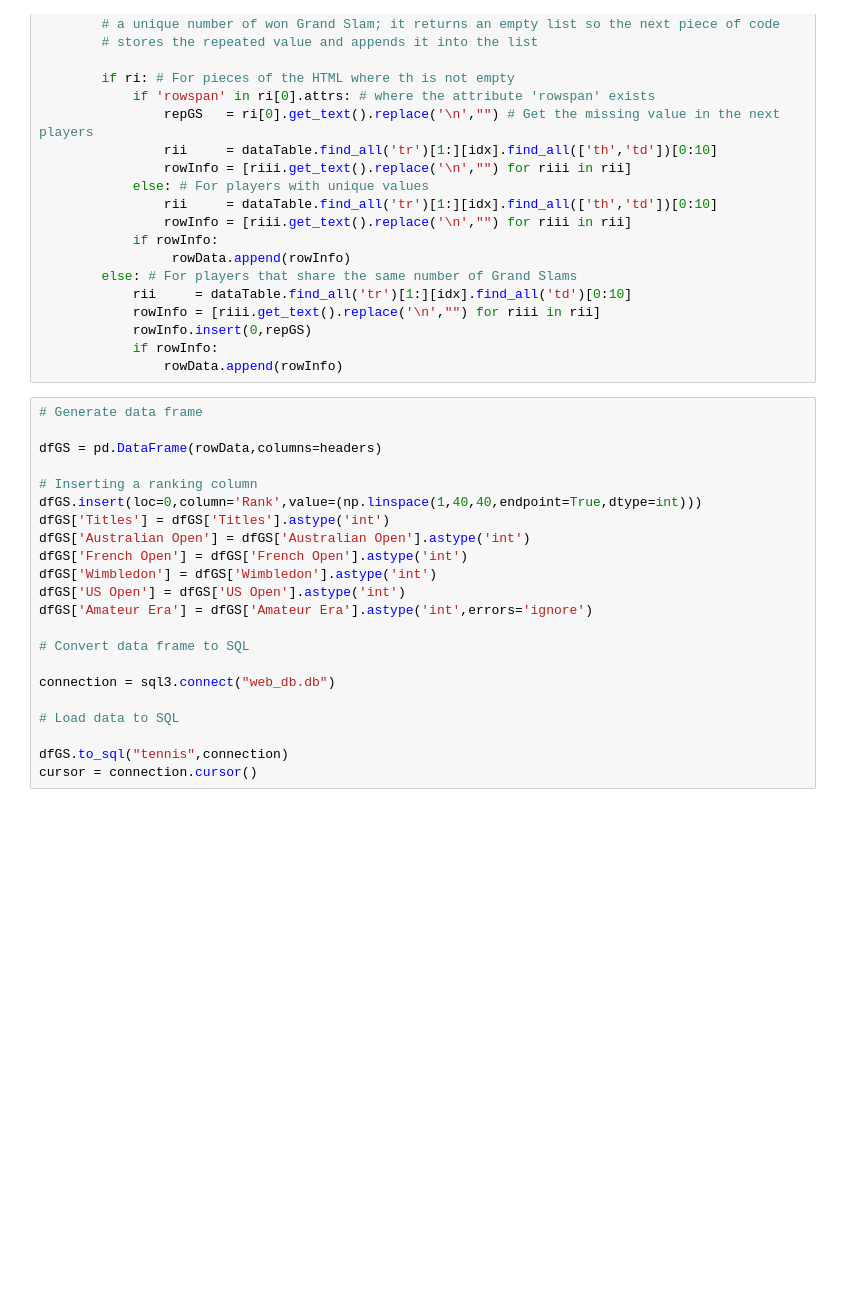
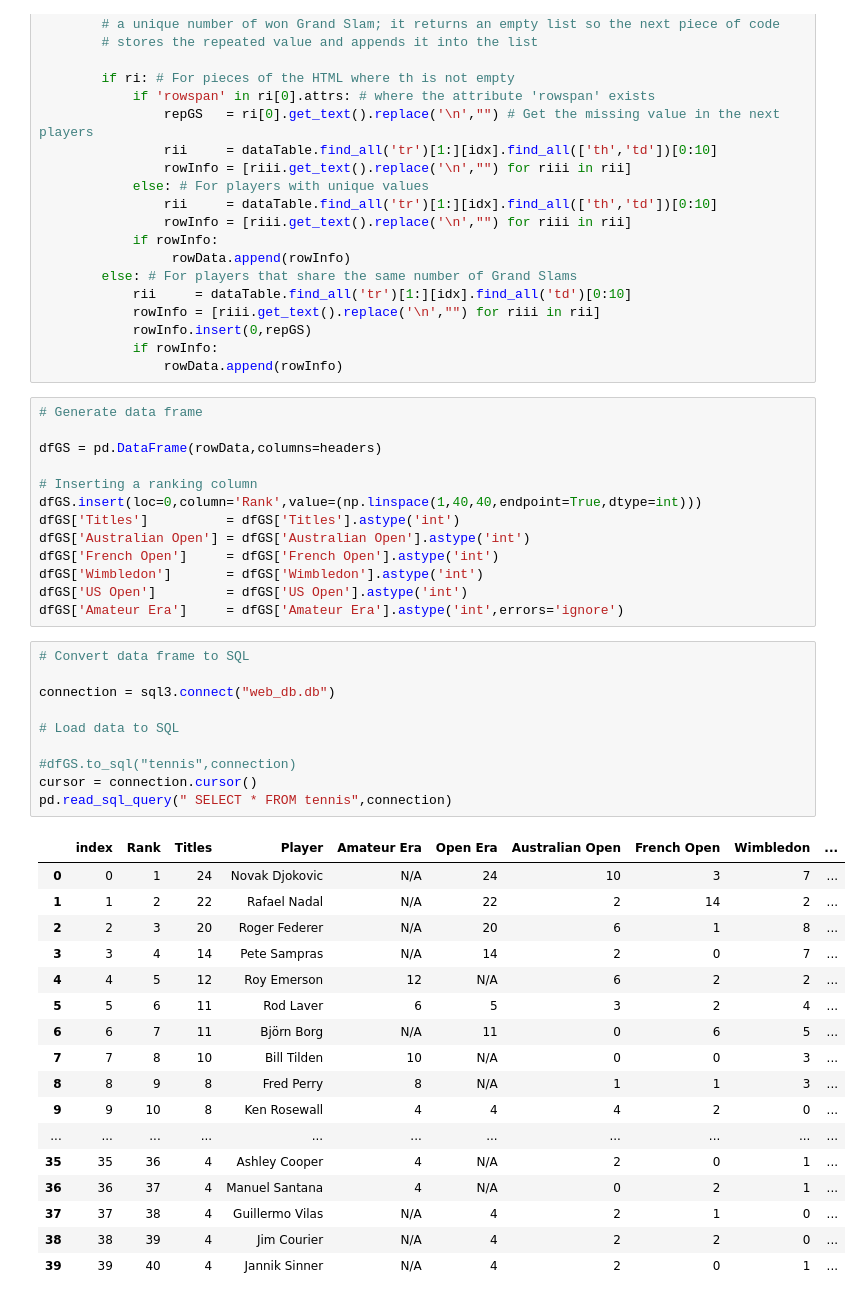
Before and after one commit to csmb20/web-scraping-project-tutorial, a Jupyter notebook: web_scrapping.ipynb, the cells around one changed output. Saved outputs shown, nothing was run; the diff lists cells and outputs as text; blank space fills up the shorter version.

```diff
--- a/web_scrapping.ipynb
+++ b/web_scrapping.ipynb
@@ -63,18 +64,37 @@ dfGS = pd.DataFrame(rowData,columns=headers)
 
 # Inserting a ranking column
 dfGS.insert(loc=0,column='Rank',value=(np.linspace(1,40,40,endpoint=True,dtype=int)))
-dfGS['Titles'] = dfGS['Titles'].astype('int')
+dfGS['Titles']          = dfGS['Titles'].astype('int')
 dfGS['Australian Open'] = dfGS['Australian Open'].astype('int')
-dfGS['French Open'] = dfGS['French Open'].astype('int')
-dfGS['Wimbledon'] = dfGS['Wimbledon'].astype('int')
-dfGS['US Open'] = dfGS['US Open'].astype('int')
-dfGS['Amateur Era'] = dfGS['Amateur Era'].astype('int',errors='ignore')
-
-# Convert data frame to SQL
-
-connection = sql3.connect("web_db.db")
-
-# Load data to SQL
-
-dfGS.to_sql("tennis",connection)
-cursor = connection.cursor()
+dfGS['French Open']     = dfGS['French Open'].astype('int')
+dfGS['Wimbledon']       = dfGS['Wimbledon'].astype('int')
+dfGS['US Open']         = dfGS['US Open'].astype('int')
+dfGS['Amateur Era']     = dfGS['Amateur Era'].astype('int',errors='ignore')
+# %%
+# Convert data frame to SQL
+
+connection = sql3.connect("web_db.db")
+
+# Load data to SQL
+
+#dfGS.to_sql("tennis",connection)
+cursor = connection.cursor()
+pd.read_sql_query(" SELECT * FROM tennis",connection)
+# %% [output]
+|  | index | Rank | Titles | Player | Amateur Era | Open Era | Australian Open | French Open | Wimbledon | ... |
+| 0 | 0 | 1 | 24 | Novak Djokovic | N/A | 24 | 10 | 3 | 7 | ... |
+| 1 | 1 | 2 | 22 | Rafael Nadal | N/A | 22 | 2 | 14 | 2 | ... |
+| 2 | 2 | 3 | 20 | Roger Federer | N/A | 20 | 6 | 1 | 8 | ... |
+| 3 | 3 | 4 | 14 | Pete Sampras | N/A | 14 | 2 | 0 | 7 | ... |
+| 4 | 4 | 5 | 12 | Roy Emerson | 12 | N/A | 6 | 2 | 2 | ... |
+| 5 | 5 | 6 | 11 | Rod Laver | 6 | 5 | 3 | 2 | 4 | ... |
+| 6 | 6 | 7 | 11 | Björn Borg | N/A | 11 | 0 | 6 | 5 | ... |
+| 7 | 7 | 8 | 10 | Bill Tilden | 10 | N/A | 0 | 0 | 3 | ... |
+| 8 | 8 | 9 | 8 | Fred Perry | 8 | N/A | 1 | 1 | 3 | ... |
+| 9 | 9 | 10 | 8 | Ken Rosewall | 4 | 4 | 4 | 2 | 0 | ... |
+| ... | ... | ... | ... | ... | ... | ... | ... | ... | ... | ... |
+| 35 | 35 | 36 | 4 | Ashley Cooper | 4 | N/A | 2 | 0 | 1 | ... |
+| 36 | 36 | 37 | 4 | Manuel Santana | 4 | N/A | 0 | 2 | 1 | ... |
+| 37 | 37 | 38 | 4 | Guillermo Vilas | N/A | 4 | 2 | 1 | 0 | ... |
+| 38 | 38 | 39 | 4 | Jim Courier | N/A | 4 | 2 | 2 | 0 | ... |
+| 39 | 39 | 40 | 4 | Jannik Sinner | N/A | 4 | 2 | 0 | 1 | ... |
```
Also changed, not shown: parts of 3 cells of this notebook.
